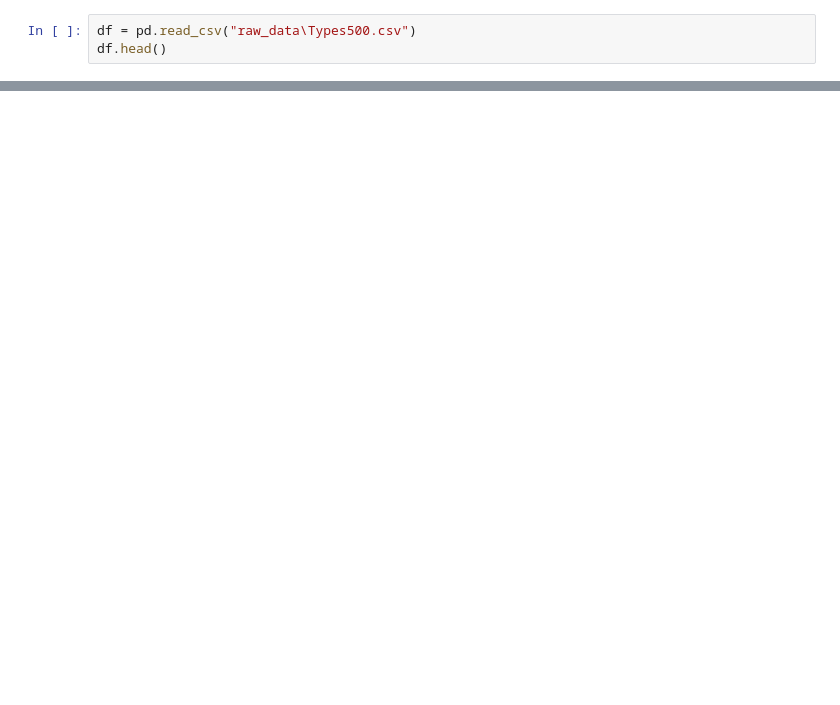
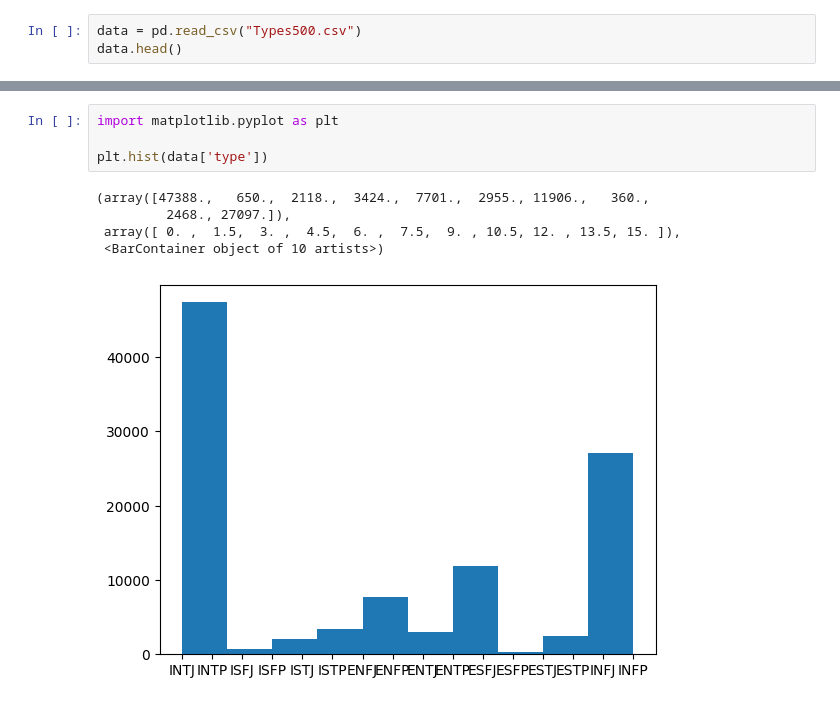
Before and after one commit to MattCarland/post2personality, a Jupyter notebook: baseline-model.ipynb, the cells around one changed output, grey strips where cells are left out. Drawn from its saved outputs; the diff is of its cells as text; blank space fills up the shorter version.

```diff
--- a/baseline-model.ipynb
+++ b/baseline-model.ipynb
@@ -20,4 +15,4 @@ os.
 # %%
-df = pd.read_csv("raw_data\Types500.csv")
-df.head()
+data = pd.read_csv("Types500.csv")
+data.head()
 # %% [output]
@@ -25 +25,11 @@ FileNotFoundError: [Errno 2] No such file or directory: 'raw_data\\Types500.csv'
+# %%
+import matplotlib.pyplot as plt
+
+plt.hist(data['type'])
+# %% [output]
+(array([47388.,   650.,  2118.,  3424.,  7701.,  2955., 11906.,   360.,
+         2468., 27097.]),
+ array([ 0. ,  1.5,  3. ,  4.5,  6. ,  7.5,  9. , 10.5, 12. , 13.5, 15. ]),
+ <BarContainer object of 10 artists>)
+[figure, added]
 # %% [markdown]
```
Also changed, not shown: parts of 27 cells of this notebook.
